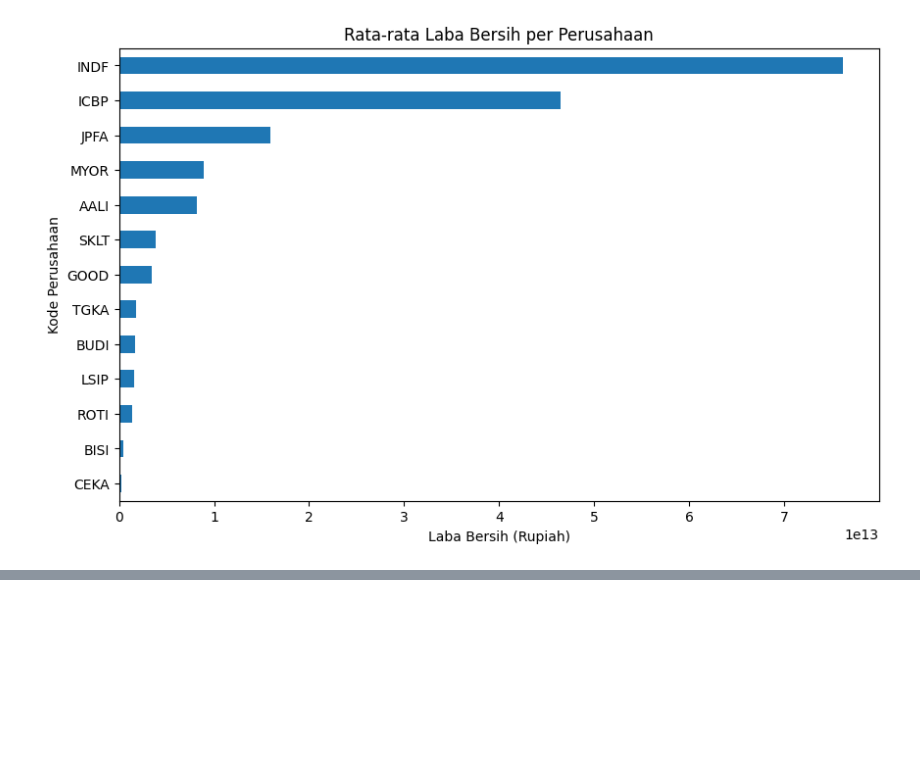
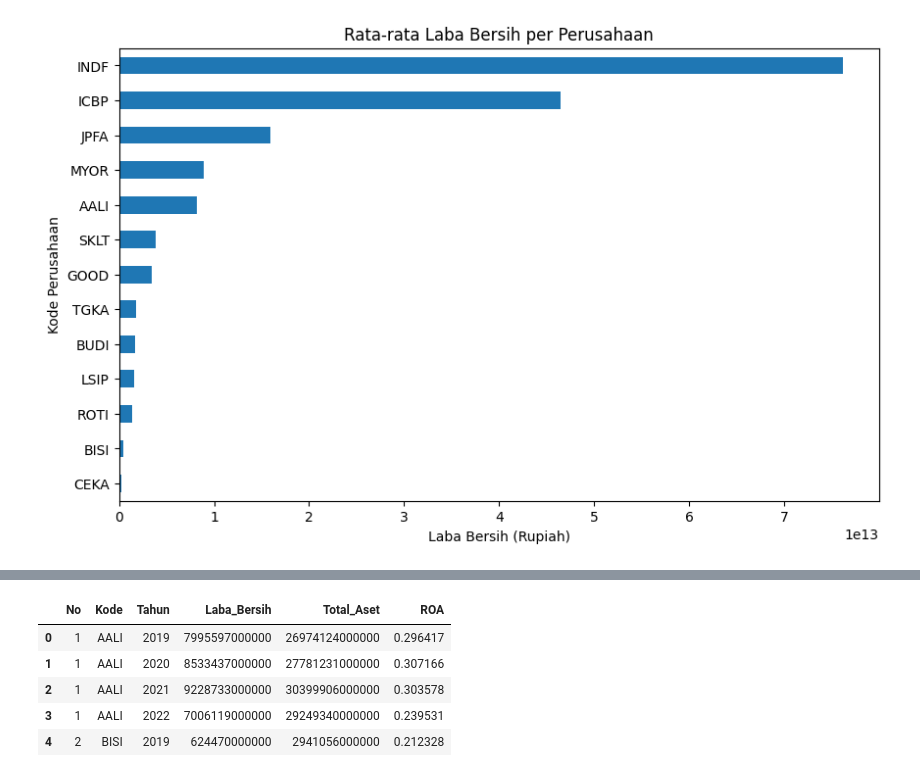
Before and after one commit to Umair-Al-Ahmad/learning-financial-data-analysis, a Jupyter notebook: analysis.ipynb, the cells around one changed output, grey strips where cells are left out. Saved outputs shown, nothing was run; the diff lists cells and outputs as text; code cells hidden in the pictures; blank space fills up the shorter version.

```diff
--- a/analysis.ipynb
+++ b/analysis.ipynb
@@ -87,0 +154,10 @@ plt.show()
+# %%
+df["ROA"] = df["Laba_Bersih"] / df["Total_Aset"]
+df.head()
+# %% [output]
+|  | No | Kode | Tahun | Laba_Bersih | Total_Aset | ROA |
+| 0 | 1 | AALI | 2019 | 7995597000000 | 26974124000000 | 0.296417 |
+| 1 | 1 | AALI | 2020 | 8533437000000 | 27781231000000 | 0.307166 |
+| 2 | 1 | AALI | 2021 | 9228733000000 | 30399906000000 | 0.303578 |
+| 3 | 1 | AALI | 2022 | 7006119000000 | 29249340000000 | 0.239531 |
+| 4 | 2 | BISI | 2019 | 624470000000 | 2941056000000 | 0.212328 |
```
Also changed, not shown: parts of 8 cells of this notebook.
